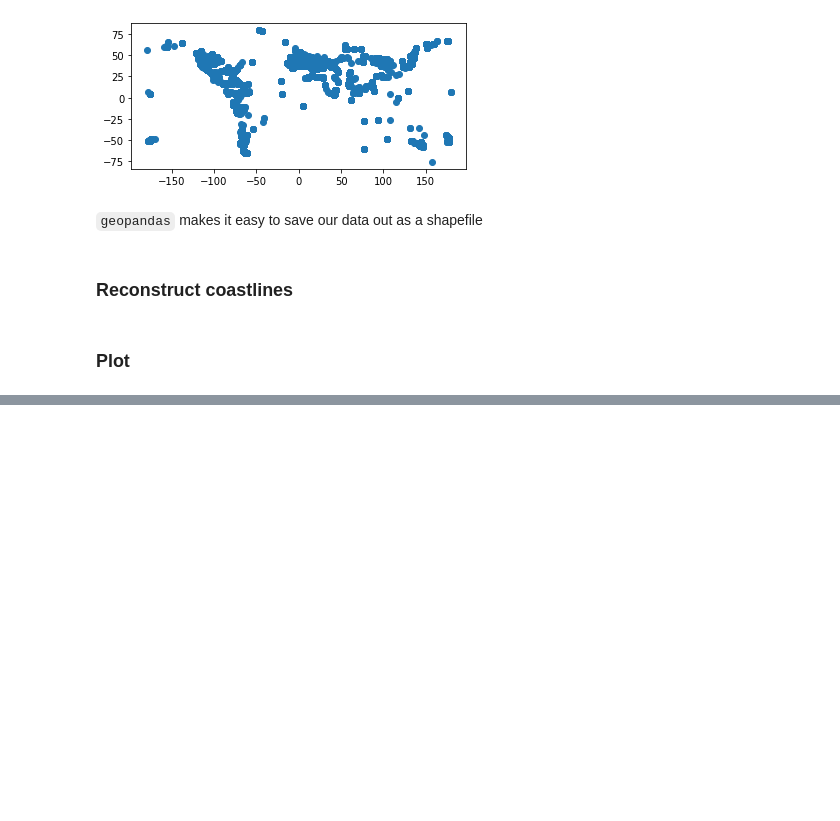
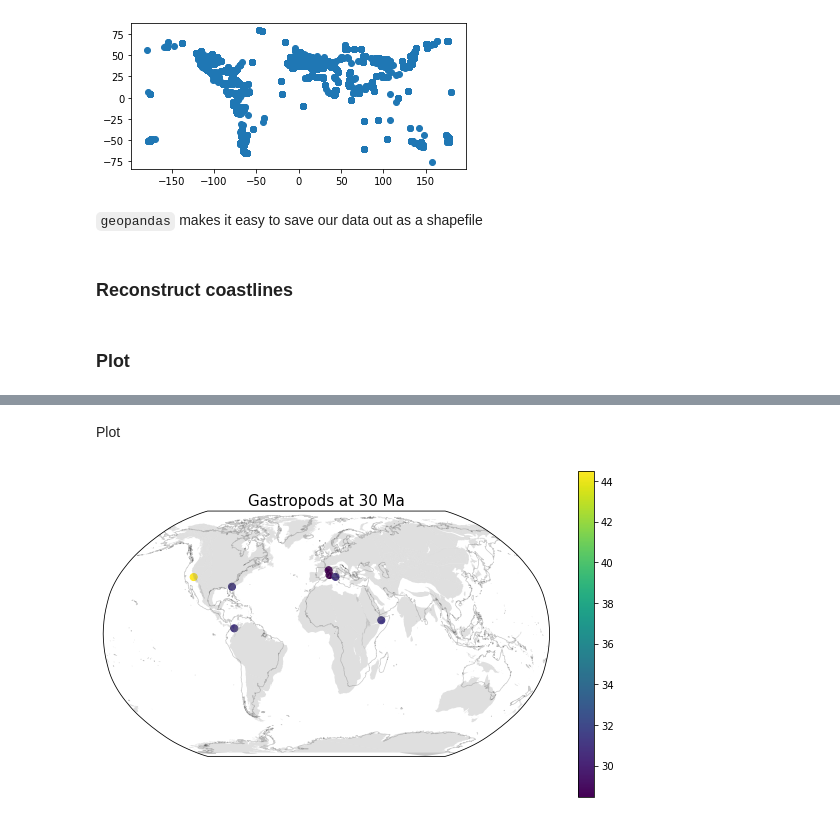
Before and after one commit to GPlates/pygplates-course-2022, a Jupyter notebook: 05-Reconstructing-more-features.ipynb, the cells around one changed output, grey strips where cells are left out. Cells and saved outputs as stored; diff of their text form; code cells hidden in the pictures; blank space fills up the shorter version.

```diff
--- a/05-Reconstructing-more-features.ipynb
+++ b/05-Reconstructing-more-features.ipynb
@@ -467,0 +518,4 @@ what is happening with these subplots? Need to figure out later...
+# %%
+# Select gastropoda based on their accepted_names
+gpd_pbdb_gastropod = gpd_pbdb.loc[gpd_pbdb.accepted_names == 'Gastropoda']
+gpd_pbdb_gastropod
@@ -467,0 +531,3 @@ what is happening with these subplots? Need to figure out later...
+# %%
+# calculate the average age, based on their appearance (FROMAGE) and disappearance age (TOAGE)
+gpd_pbdb_gastropod['average_age'] = (gpd_pbdb_gastropod.FROMAGE + gpd_pbdb_gastropod.TOAGE)/2
@@ -467,0 +551,32 @@ what is happening with these subplots? Need to figure out later...
+# %% [markdown]
+Plot
+# %%
+# --- define colours
+markersize = 50
+
+# plot map
+fig = plt.figure(figsize=(10,6))
+ax = plt.axes(projection=ccrs.Robinson())
+ax.set_global()
+
+# present-day coastlines
+ax.coastlines(color='black', linewidth=0.75, resolution='50m', alpha=0.2)
+
+
+# plot reconstructed coastlines
+coastlines_for_plotting = []
+date_line_wrapper = pygplates.DateLineWrapper()
+for polygon in reconstructed_coastlines:
+    wrapped_polygons = date_line_wrapper.wrap(polygon.get_reconstructed_geometry())
+    for poly in wrapped_polygons:
+        coastlines_for_plotting.append(LinearRing([(p.get_longitude(), p.get_latitude()) for p in poly.get_exterior_points()]))
+ax.add_geometries(coastlines_for_plotting, ccrs.PlateCarree(), facecolor='grey', alpha=0.25)
+
+# ---
+# plot pbdb points, and colour by average age column
+gpd_pbdb_gastropod.plot(ax=ax, column='average_age', markersize=markersize, transform=ccrs.PlateCarree(), legend=True)
+
+plt.title('Gastropods at %s Ma' % reconstruction_time, fontsize=15)
+plt.show()
+# %% [output]
+[figure, added]
```
Also changed, not shown: parts of 28 cells of this notebook.
